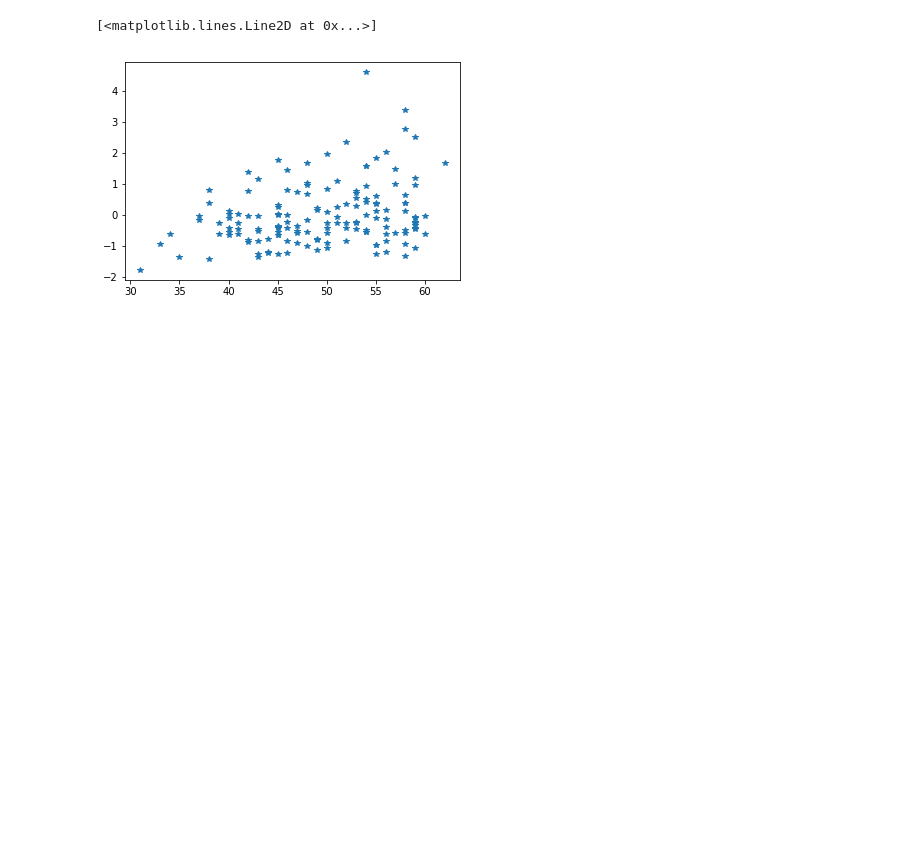
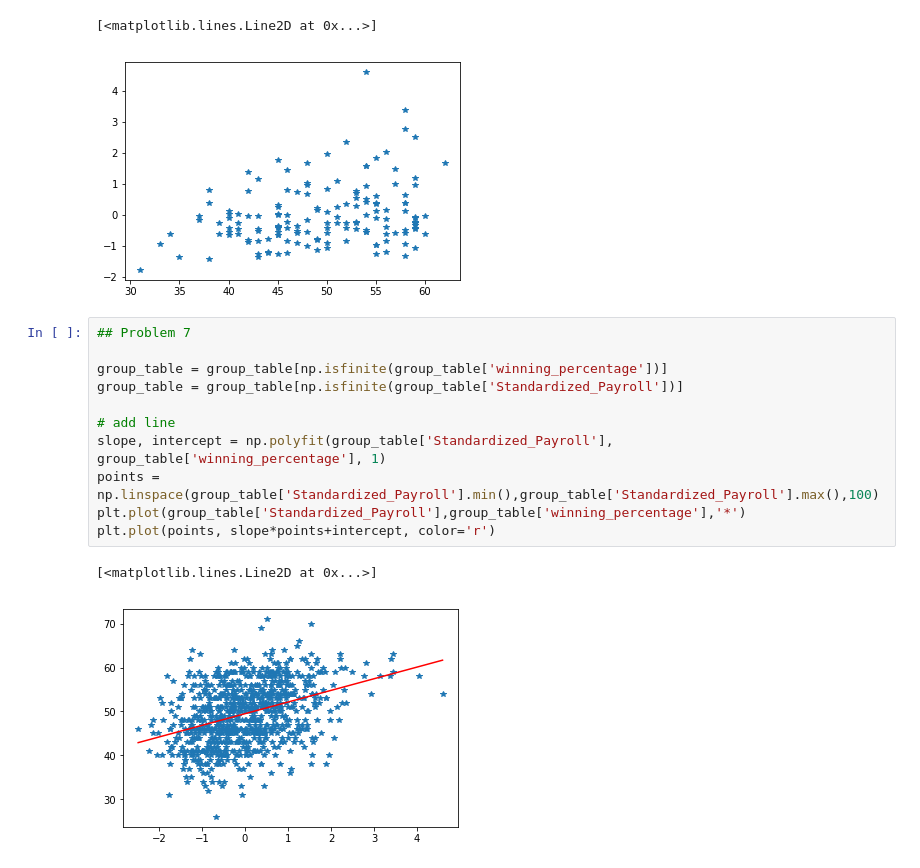
Before and after one commit to mhipona/cmsc320-mhipona, a Jupyter notebook: project2/project2.ipynb, the cells around one changed output. Cells and saved outputs as stored; diff of their text form; blank space fills up the shorter version.

Commit message:
Problem 7 is good. Problem 8 has error for plotting

```diff
--- a/project2/project2.ipynb
+++ b/project2/project2.ipynb
@@ -216,3 +216,17 @@ plt.plot(group5['winning_percentage'],group5['Standardized_Payroll'],'*')
 # %% [output]
 [<matplotlib.lines.Line2D at 0x...>]
 [figure]
+# %%
+## Problem 7
+
+group_table = group_table[np.isfinite(group_table['winning_percentage'])]
+group_table = group_table[np.isfinite(group_table['Standardized_Payroll'])]
+
+# add line
+slope, intercept = np.polyfit(group_table['Standardized_Payroll'], group_table['winning_percentage'], 1)
+points = np.linspace(group_table['Standardized_Payroll'].min(),group_table['Standardized_Payroll'].max(),100)
+plt.plot(group_table['Standardized_Payroll'],group_table['winning_percentage'],'*')
+plt.plot(points, slope*points+intercept, color='r')
+# %% [output]
+[<matplotlib.lines.Line2D at 0x...>]
+[figure, added]
```
Also changed, not shown: parts of 3 cells of this notebook.
